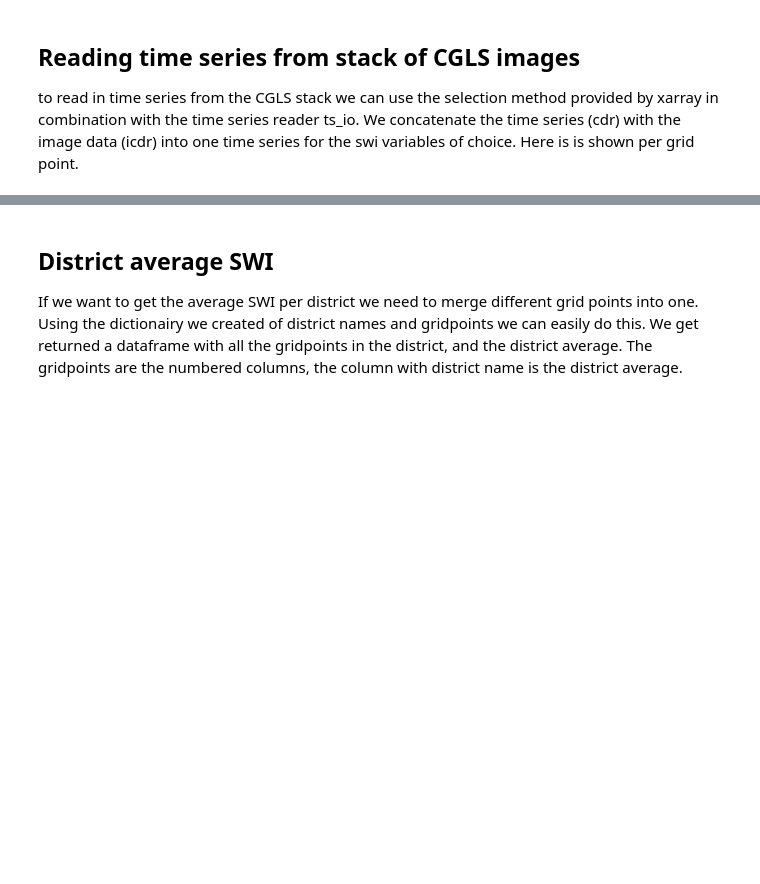
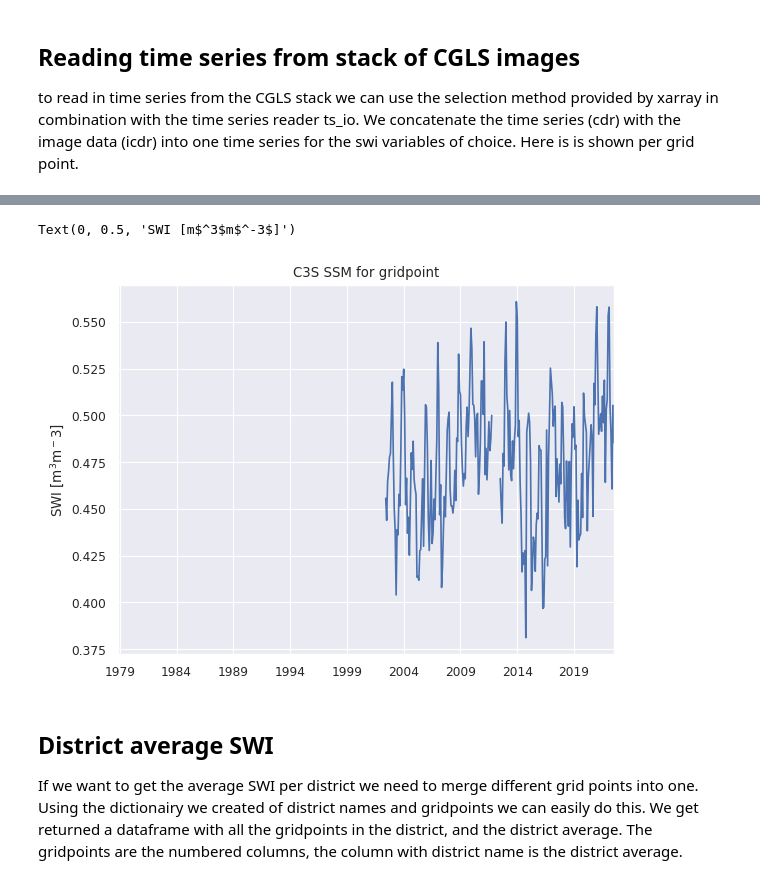
Before and after one commit to mvreugde/MiCRO, a Jupyter notebook: reading_plotting.ipynb, the cells around one changed output, grey strips where cells are left out. Saved outputs shown, nothing was run; the diff lists cells and outputs as text; code cells hidden in the pictures; blank space fills up the shorter version.

```diff
--- a/reading_plotting.ipynb
+++ b/reading_plotting.ipynb
@@ -114,3 +118,14 @@ Text(0, 0.5, 'SWI [% saturation]')
+# %%
+for gpi in grid_c3s.activegpis[100:101]:
+    lon,lat=grid_c3s.arrlon[gpi],grid_c3s.arrlat[gpi]
+    c3s_ts = c3s.sel(x=lon, y=lat).to_dataframe()
+    c3s_ts.index=c3s_ts.index.to_datetimeindex()
+    c3s_ts.loc[(c3s_ts.sm>100)|(c3s_ts.sm<0),'sm'] = np.NaN
+ax=c3s_ts['sm'].plot(title='C3S SSM for gridpoint')
+ax.set_ylabel(r'SWI [m$^3$m$^-3$]')
+# %% [output]
+Text(0, 0.5, 'SWI [m$^3$m$^-3$]')
+[figure, added]
 # %% [markdown]
 ## District average SWI
 If we want to get the average SWI per district we need to merge different grid points into one. Using the dictionairy we created of district names and gridpoints we can easily do this. We get returned a dataframe with all the gridpoints in the district, and the district average. The gridpoints are the numbered columns, the column with district name is the district average.
```
Also changed, not shown: parts of 17 cells of this notebook.
